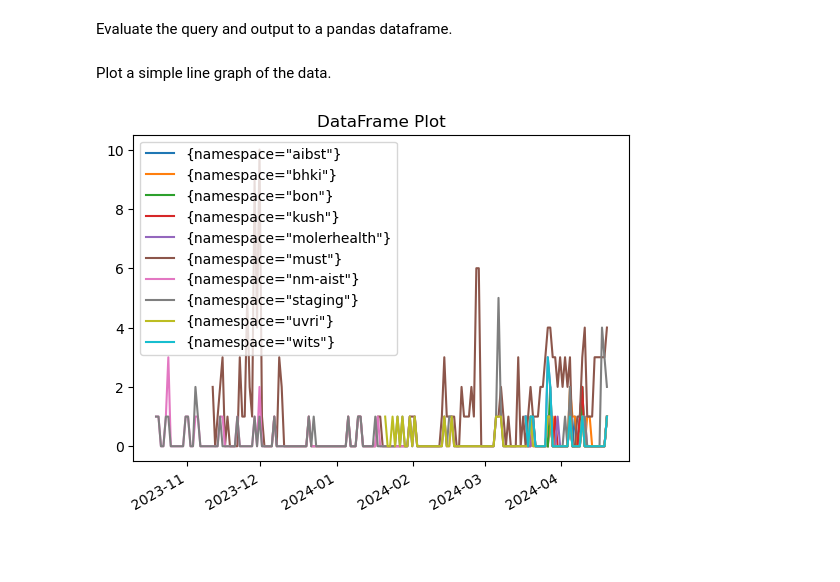
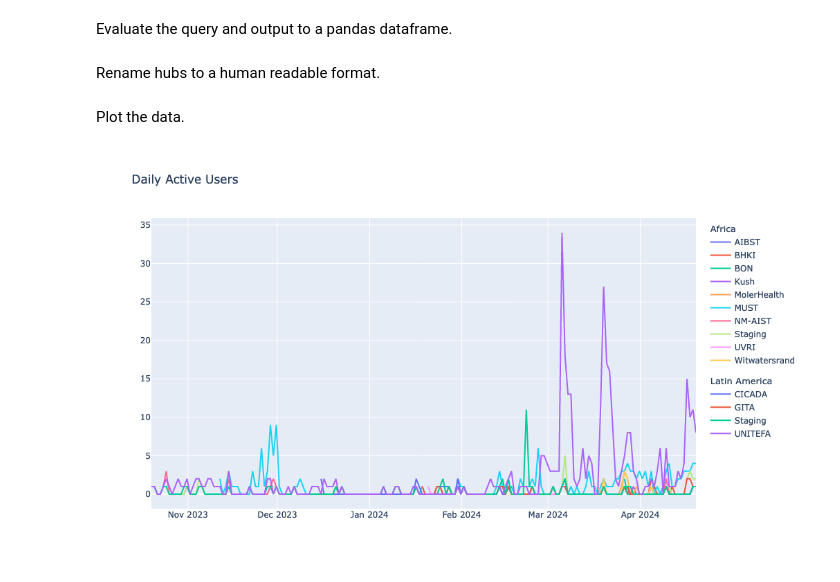
Before and after one commit to czi-catalystproject/hub-activity, a Jupyter notebook: main.ipynb, the cells around one changed output. Saved outputs shown, nothing was run; the diff lists cells and outputs as text; code cells hidden in the pictures; blank space fills up the shorter version.

Commit message:
Loop over sites and add visualisations

```diff
--- a/main.ipynb
+++ b/main.ipynb
@@ -122,13 +121,14 @@ Obtain the unique ID of the data source.
 # %%
-prometheus_uid = get_default_prometheus_uid(
-    "https://grafana.pilot.2i2c.cloud", GRAFANA_TOKEN, "catalystproject-africa"
-)
+hub_list = ["catalystproject-africa", "catalystproject-latam"]
+prometheus_uid = [get_default_prometheus_uid(
+    "https://grafana.pilot.2i2c.cloud", GRAFANA_TOKEN, hub
+) for hub in hub_list]
 # %% [markdown]
 Call the `get_pandas_prometheus()` function.
 # %%
-p = get_pandas_prometheus(
-    "https://grafana.pilot.2i2c.cloud", GRAFANA_TOKEN, prometheus_uid
-)
+prometheus = [get_pandas_prometheus(
+    "https://grafana.pilot.2i2c.cloud", GRAFANA_TOKEN, uid
+) for uid in prometheus_uid]
 # %% [markdown]
 Define a query for the data source using [PromQL](https://prometheus.io/docs/prometheus/latest/querying/basics/), formatted as a string.
 # %%
@@ -140,9 +140,11 @@ query = """
 # %% [markdown]
 Evaluate the query and output to a pandas dataframe.
 # %%
-df = p.query_range(
+dfs = [p.query_range(
     query,
     dateparser_parse("6 months ago"),
     dateparser_parse("now"),
     "1d",
-)
+) for p in prometheus]
+# %% [markdown]
+Rename hubs to a human readable format.
@@ -149,6 +174,30 @@ df = p.query_range(
 # %% [markdown]
-Plot a simple line graph of the data.
+Plot the data.
 # %%
-plot = df.plot(title="DataFrame Plot")
+fig = go.Figure()
+for i in range(len(dfs[0].columns)):
+    fig.add_trace(go.Scatter(
+        x=dfs[0].index,
+        y=dfs[0].iloc[:,i],
+        legendgrouptitle_text="Africa",
+        legendgroup="africa",
+        name=f"{dfs[0].columns[i]}",
+        )
+    )
+for j in range(len(dfs[1].columns)):
+    fig.add_trace(go.Scatter(
+        x=dfs[1].index,
+        y=dfs[1].iloc[:,j],
+        legendgrouptitle_text="Latin America",
+        legendgroup="Latin America",
+        name=f"{dfs[1].columns[j]}",
+        )
+    )
+fig.update_layout(title_text="Daily Active Users",
+                  width=1024,
+                  height=600,
+                  legend=dict(groupclick="toggleitem")
+                 )
+fig.show()
 # %% [output]
-[figure, old version]
+[figure, new version]
```
Also changed, not shown: parts of 4 cells of this notebook, 1 other file.
